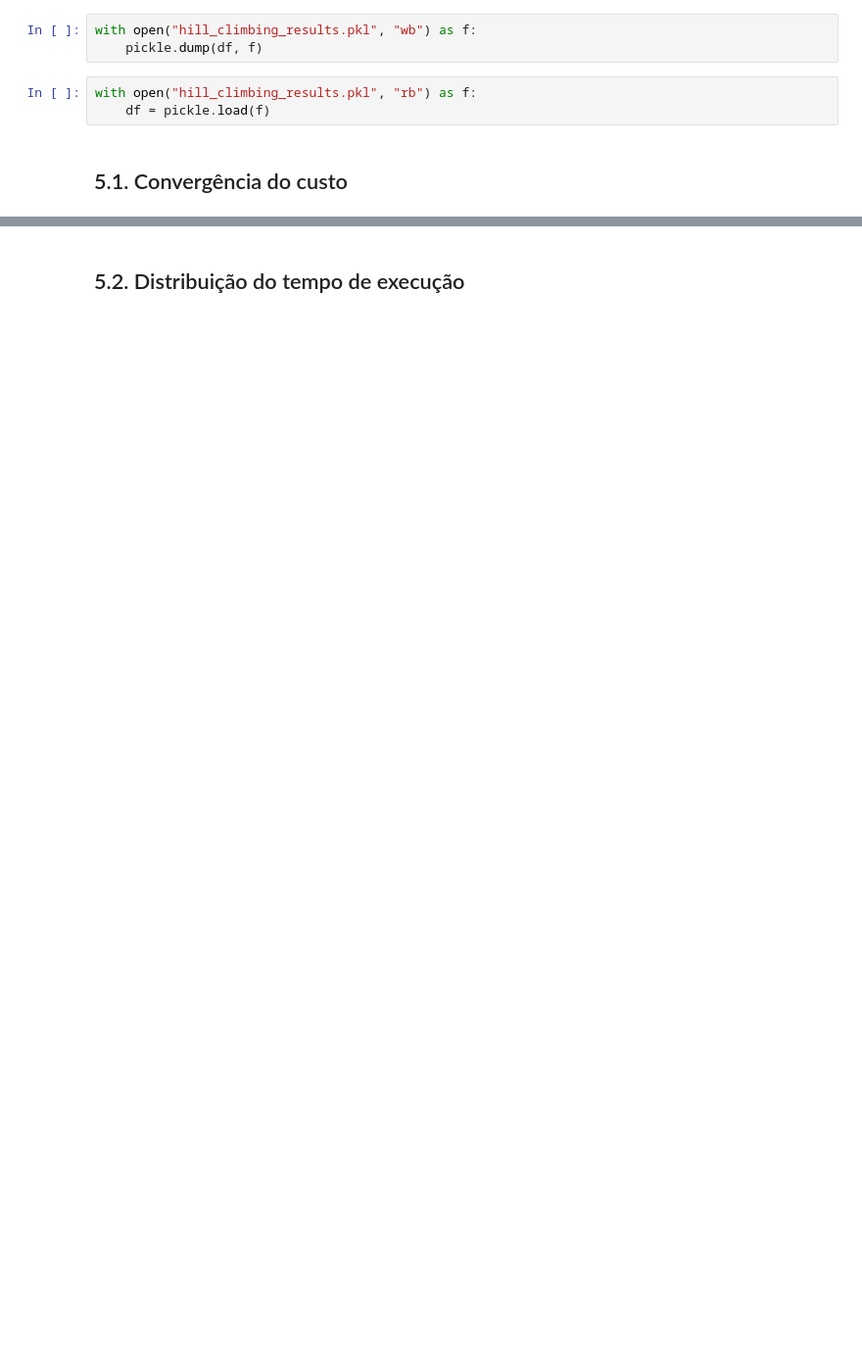
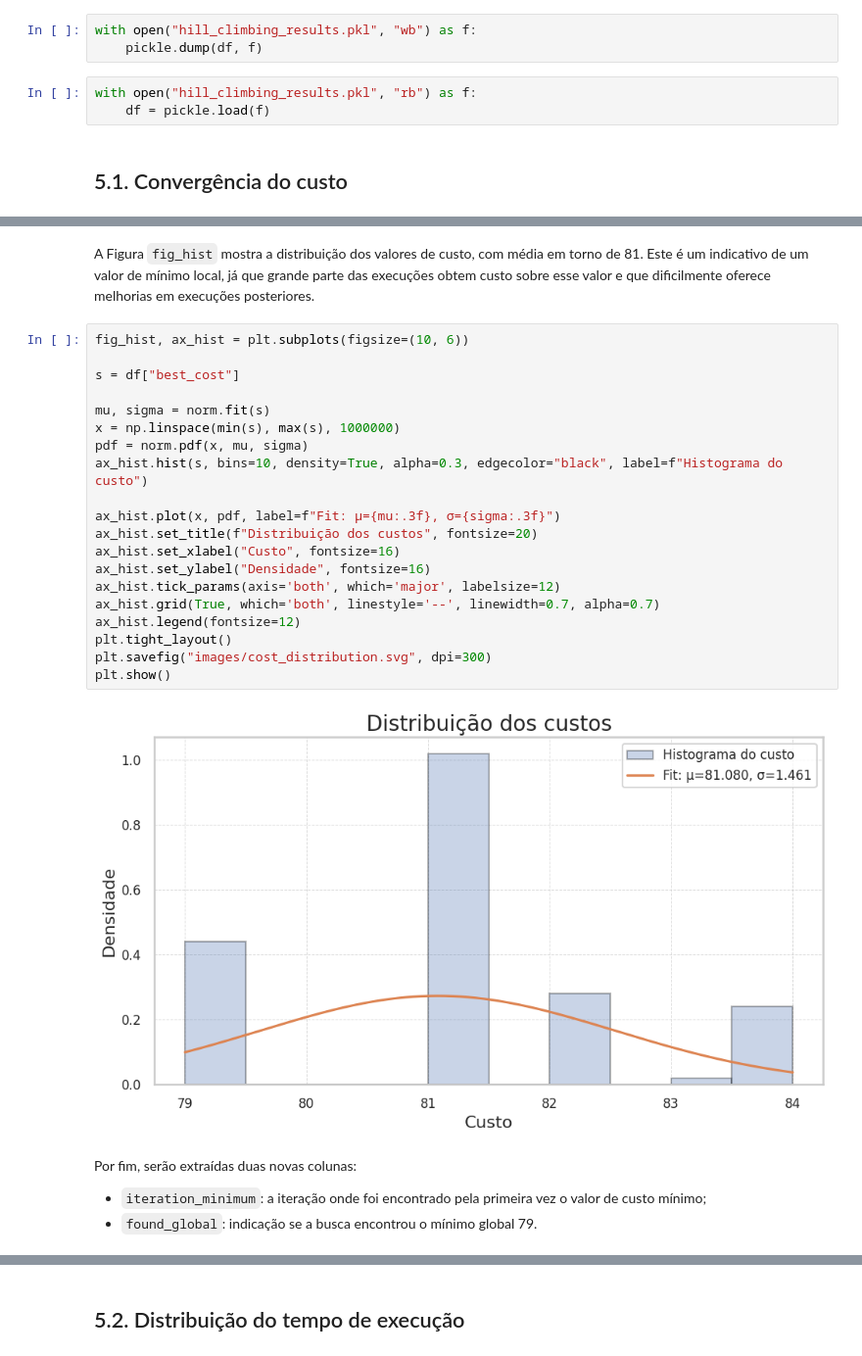
Before and after one commit to hellsdeur/moc-ppgcc-2025, a Jupyter notebook: atividade02/main.ipynb, the cells around one changed output, grey strips where cells are left out. Shown: that part at 98% size. Cells and saved outputs as stored; diff of their text form; blank space fills up the shorter version.

```diff
--- a/atividade02/main.ipynb
+++ b/atividade02/main.ipynb
@@ -298,0 +444,29 @@ plt.show()
+# %% [markdown]
+A Figura `fig_hist` mostra a distribuição dos valores de custo, com média em torno de 81. Este é um indicativo de um valor de mínimo local, já que grande parte das execuções obtem custo sobre esse valor e que dificilmente oferece melhorias em execuções posteriores.
+# %%
+fig_hist, ax_hist = plt.subplots(figsize=(10, 6))
+
+s = df["best_cost"]
+
+mu, sigma = norm.fit(s)
+x = np.linspace(min(s), max(s), 1000000)
+pdf = norm.pdf(x, mu, sigma)
+ax_hist.hist(s, bins=10, density=True, alpha=0.3, edgecolor="black", label=f"Histograma do custo")
+
+ax_hist.plot(x, pdf, label=f"Fit: μ={mu:.3f}, σ={sigma:.3f}")
+ax_hist.set_title(f"Distribuição dos custos", fontsize=20)
+ax_hist.set_xlabel("Custo", fontsize=16)
+ax_hist.set_ylabel("Densidade", fontsize=16)
+ax_hist.tick_params(axis='both', which='major', labelsize=12)
+ax_hist.grid(True, which='both', linestyle='--', linewidth=0.7, alpha=0.7)
+ax_hist.legend(fontsize=12)
+plt.tight_layout()
+plt.savefig("images/cost_distribution.svg", dpi=300)
+plt.show()
+# %% [output]
+[figure, added]
+# %% [markdown]
+Por fim, serão extraídas duas novas colunas:
+
+- `iteration_minimum`: a iteração onde foi encontrado pela primeira vez o valor de custo mínimo;
+- `found_global`: indicação se a busca encontrou o mínimo global 79.
```
Also changed, not shown: parts of 42 cells of this notebook, 8 other files.
